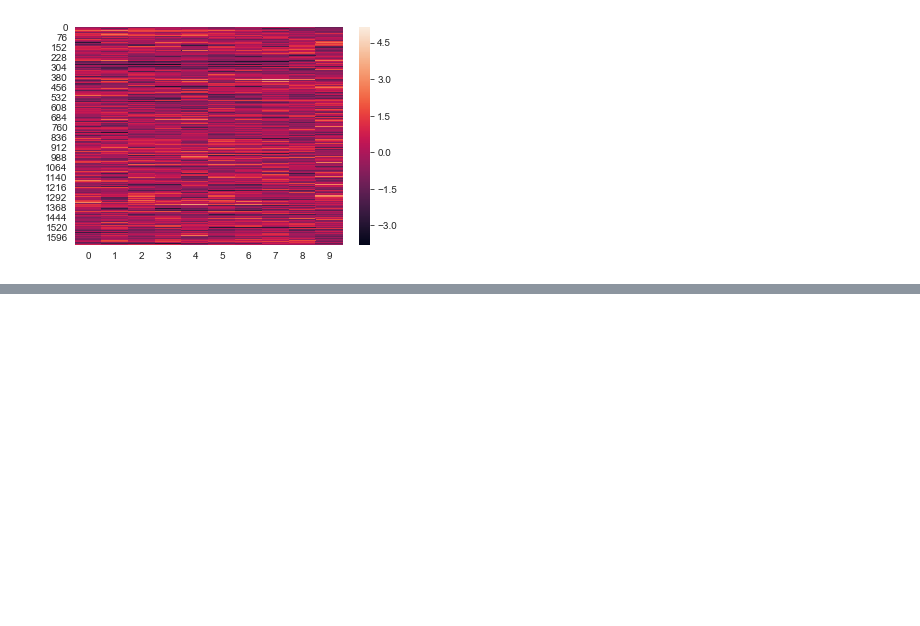
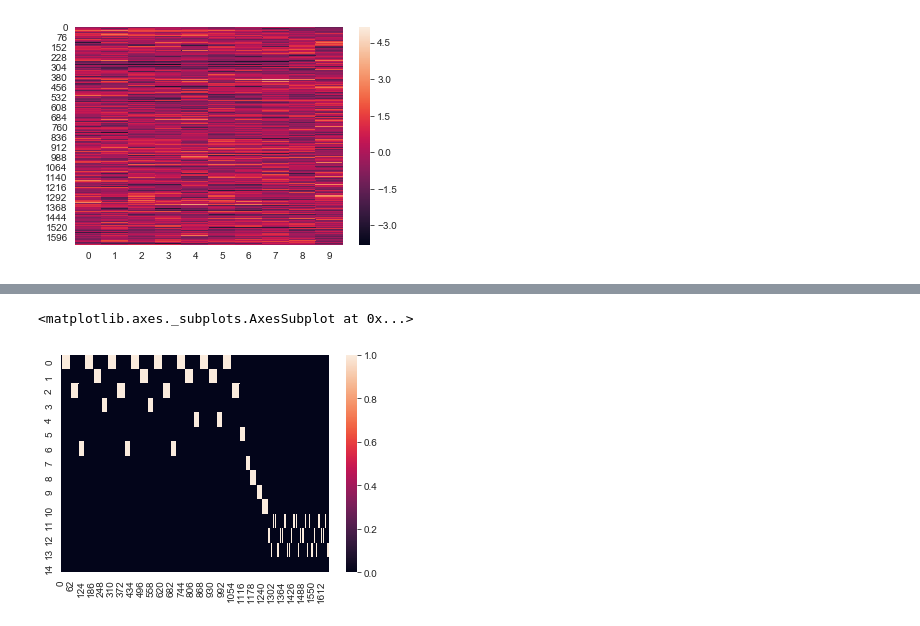
Before and after one commit to ContextLab/directed-forgetting-network-dynamics, a Jupyter notebook: code/network_analyses.ipynb, the cells around one changed output, grey strips where cells are left out. Saved outputs shown, nothing was run; the diff lists cells and outputs as text; code cells hidden in the pictures; blank space fills up the shorter version.

Commit message:
exploring plots

```diff
--- a/code/network_analyses.ipynb
+++ b/code/network_analyses.ipynb
@@ -60 +61,8 @@ hyp.plot(mini_corrs, 'ko-', reduce='UMAP')
 <hypertools.datageometry.DataGeometry at 0x...>
+# %%
+r0 = load(regressor_files[0])
+# %%
+sns.heatmap(r0['all_regressors'])
+# %% [output]
+<matplotlib.axes._subplots.AxesSubplot at 0x...>
+[figure, added]
```
Also changed, not shown: parts of 7 cells of this notebook.
